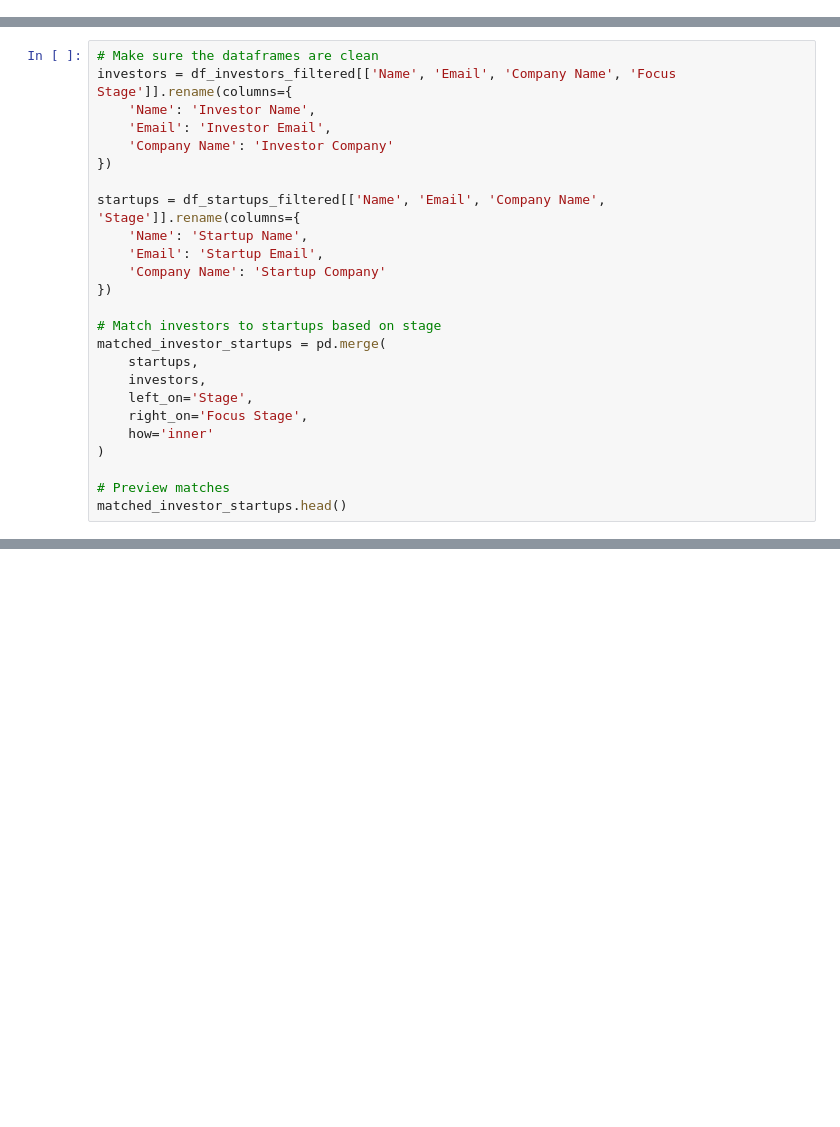
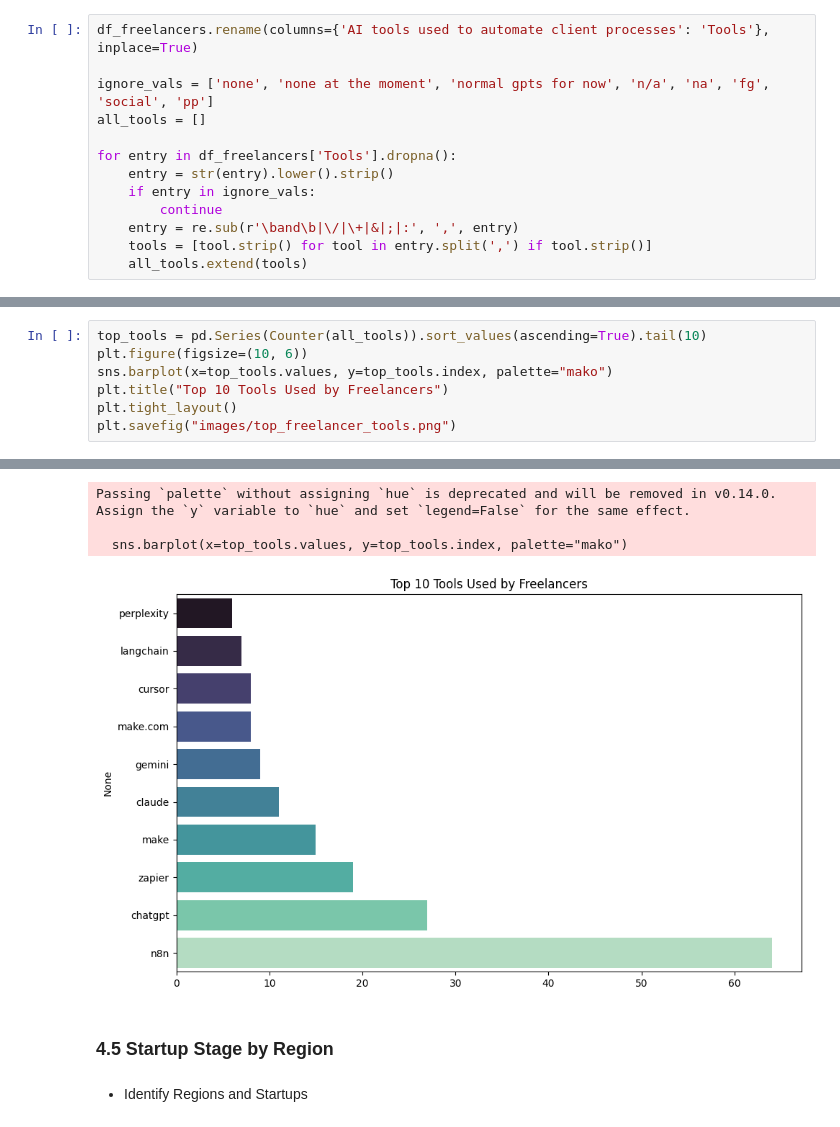
Before and after one commit to Okwy009/TDN, a Jupyter notebook: TDN_Alpha_and_Access/Project/Combining_Data.ipynb, the cells around one changed output, grey strips where cells are left out. Drawn from its saved outputs; the diff is of its cells as text; blank space fills up the shorter version.

```diff
--- a/TDN_Alpha_and_Access/Project/Combining_Data.ipynb
+++ b/TDN_Alpha_and_Access/Project/Combining_Data.ipynb
@@ -56,0 +125,13 @@ founders_needs = founders_df[['Name', 'Company Name', 'Business owner / CEO / Di
+# %%
+df_freelancers.rename(columns={'AI tools used to automate client processes': 'Tools'}, inplace=True)
+
+ignore_vals = ['none', 'none at the moment', 'normal gpts for now', 'n/a', 'na', 'fg', 'social', 'pp']
+all_tools = []
+
+for entry in df_freelancers['Tools'].dropna():
+    entry = str(entry).lower().strip()
+    if entry in ignore_vals:
+        continue
+    entry = re.sub(r'\band\b|\/|\+|&|;|:', ',', entry)
+    tools = [tool.strip() for tool in entry.split(',') if tool.strip()]
+    all_tools.extend(tools)
@@ -217,26 +247,8 @@ Name: count, dtype: int64
 # %%
-# Make sure the dataframes are clean
-investors = df_investors_filtered[['Name', 'Email', 'Company Name', 'Focus Stage']].rename(columns={
-    'Name': 'Investor Name',
-    'Email': 'Investor Email',
-    'Company Name': 'Investor Company'
-})
-
-startups = df_startups_filtered[['Name', 'Email', 'Company Name', 'Stage']].rename(columns={
-    'Name': 'Startup Name',
-    'Email': 'Startup Email',
-    'Company Name': 'Startup Company'
-})
-
-# Match investors to startups based on stage
-matched_investor_startups = pd.merge(
-    startups,
-    investors,
-    left_on='Stage',
-    right_on='Focus Stage',
-    how='inner'
-)
-
-# Preview matches
-matched_investor_startups.head()
+top_tools = pd.Series(Counter(all_tools)).sort_values(ascending=True).tail(10)
+plt.figure(figsize=(10, 6))
+sns.barplot(x=top_tools.values, y=top_tools.index, palette="mako")
+plt.title("Top 10 Tools Used by Freelancers")
+plt.tight_layout()
+plt.savefig("images/top_freelancer_tools.png")
 # %% [output]
@@ -248,0 +255,8 @@ matched_investor_startups.head()
+Passing `palette` without assigning `hue` is deprecated and will be removed in v0.14.0. Assign the `y` variable to `hue` and set `legend=False` for the same effect.
+
+  sns.barplot(x=top_tools.values, y=top_tools.index, palette="mako")
+[figure, added]
+# %% [markdown]
+### 4.5 Startup Stage by Region
+# %% [markdown]
+- Identify Regions and Startups
```
Also changed, not shown: parts of 52 cells of this notebook, 19 other files.
